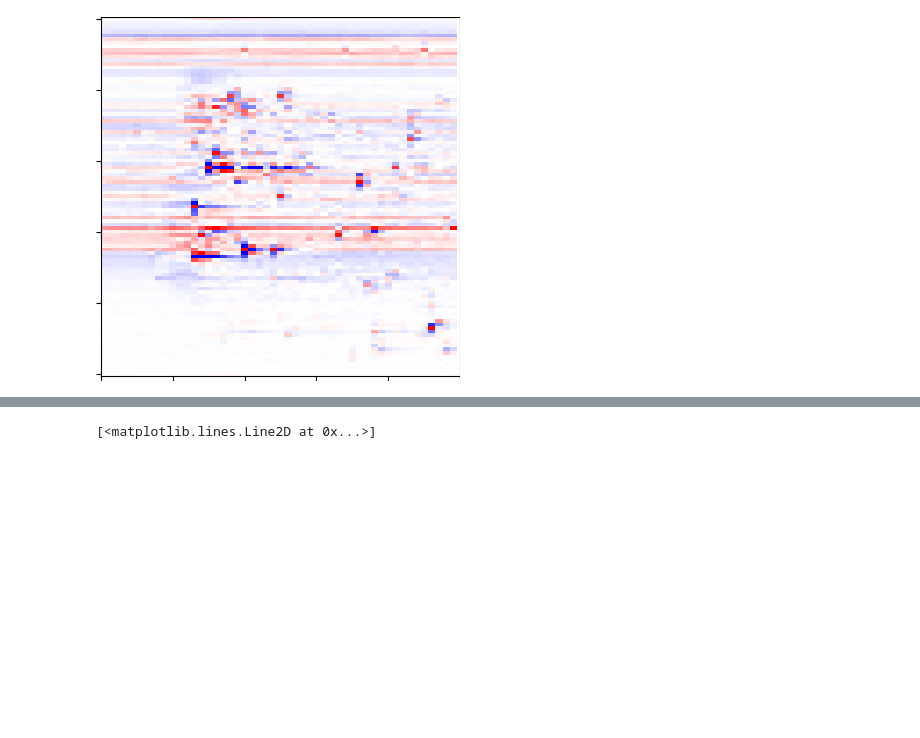
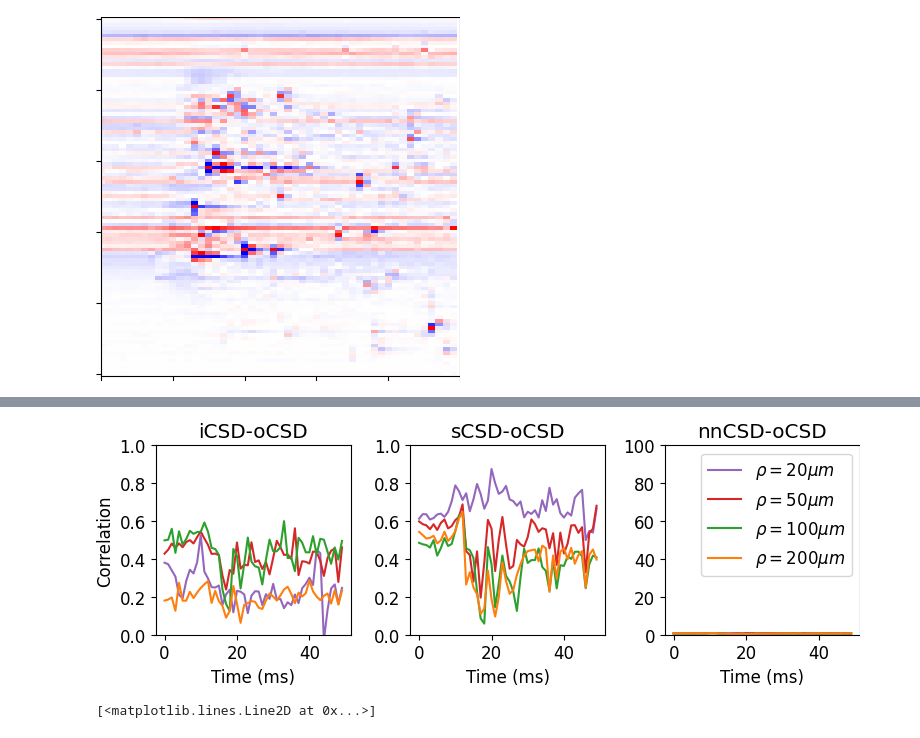
Before and after one commit to joseph-tharayil/csd_paper, a Jupyter notebook: hypothesisTesting/rerun.ipynb, the cells around one changed output, grey strips where cells are left out. Cells and saved outputs as stored; diff of their text form; code cells hidden in the pictures; blank space fills up the shorter version.

```diff
--- a/hypothesisTesting/rerun.ipynb
+++ b/hypothesisTesting/rerun.ipynb
@@ -668,3 +670,42 @@ plt.tight_layout()
+# %%
+plt.figure(figsize=(8,3))
+plt.subplot(131)
+plt.title('iCSD-oCSD')
+plt.plot(correlations_test_20,c='C4')
+plt.plot(correlations_test_50,c='C3')
+plt.plot(correlations_test_100,c='C2')
+plt.plot(correlations_test_200,c='C1')
+# plt.plot(correlations_test_500,c='C0')
+plt.xlabel('Time (ms)')
+plt.ylabel('Correlation')
+plt.ylim([0,1])
+
+plt.subplot(132)
+plt.title('sCSD-oCSD')
+plt.plot(correlations_test_std_20,c='C4')
+plt.plot(correlations_test_std_50,c='C3')
+plt.plot(correlations_test_std_100,c='C2')
+plt.plot(correlations_test_std_200,c='C1')
+# plt.plot(correlations_test_std_500,c='C0')
+plt.xlabel('Time (ms)')
+plt.ylim([0,1])
+
+plt.subplot(133)
+plt.title('nnCSD-oCSD')
+plt.plot(correlations_test_nn_20,c='C4')
+plt.plot(correlations_test_nn_50,c='C3')
+plt.plot(correlations_test_nn_100,c='C2')
+plt.plot(correlations_test_nn_200,c='C1')
+# plt.plot(correlations_test_nn_500,c='C0')
+plt.ylim([0,100])
+plt.legend([r'$\rho=20 \mu m$',r'$\rho=50 \mu m$',r'$\rho=100 \mu m$',r'$\rho=200 \mu m$'])
+plt.xlabel('Time (ms)')
+
+plt.tight_layout()
+
+plt.savefig('/mnt/c/Users/tharayil/Documents/csdRevisions/csd_paper/hypothesisTesting/nonshiftedPositions_rerun/radii_correlation_legend.png',dpi=600)
+# %% [output]
+[figure, added]
 # %%
 plt.figure()
 plt.plot(correlations_test_20,c='C4')
```
Also changed, not shown: parts of 2 cells of this notebook, 1 other file.
